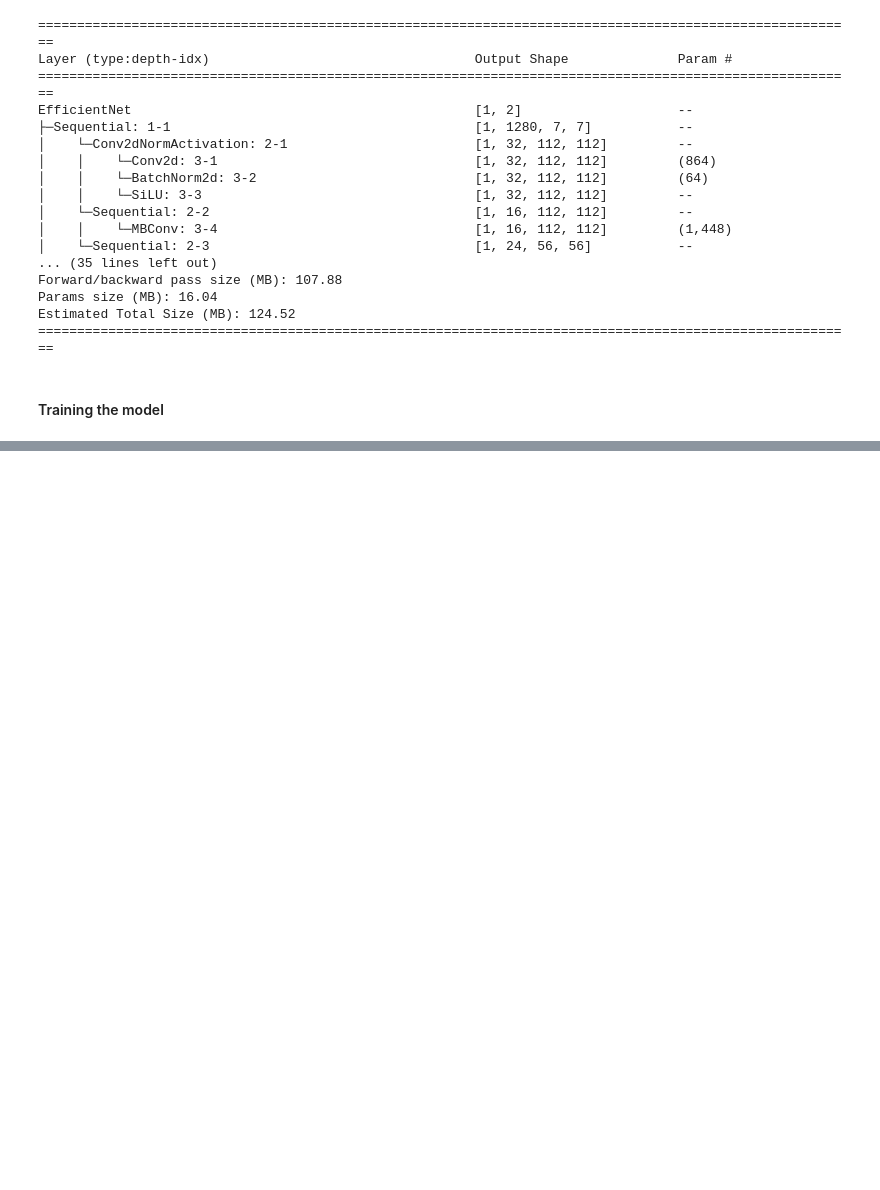
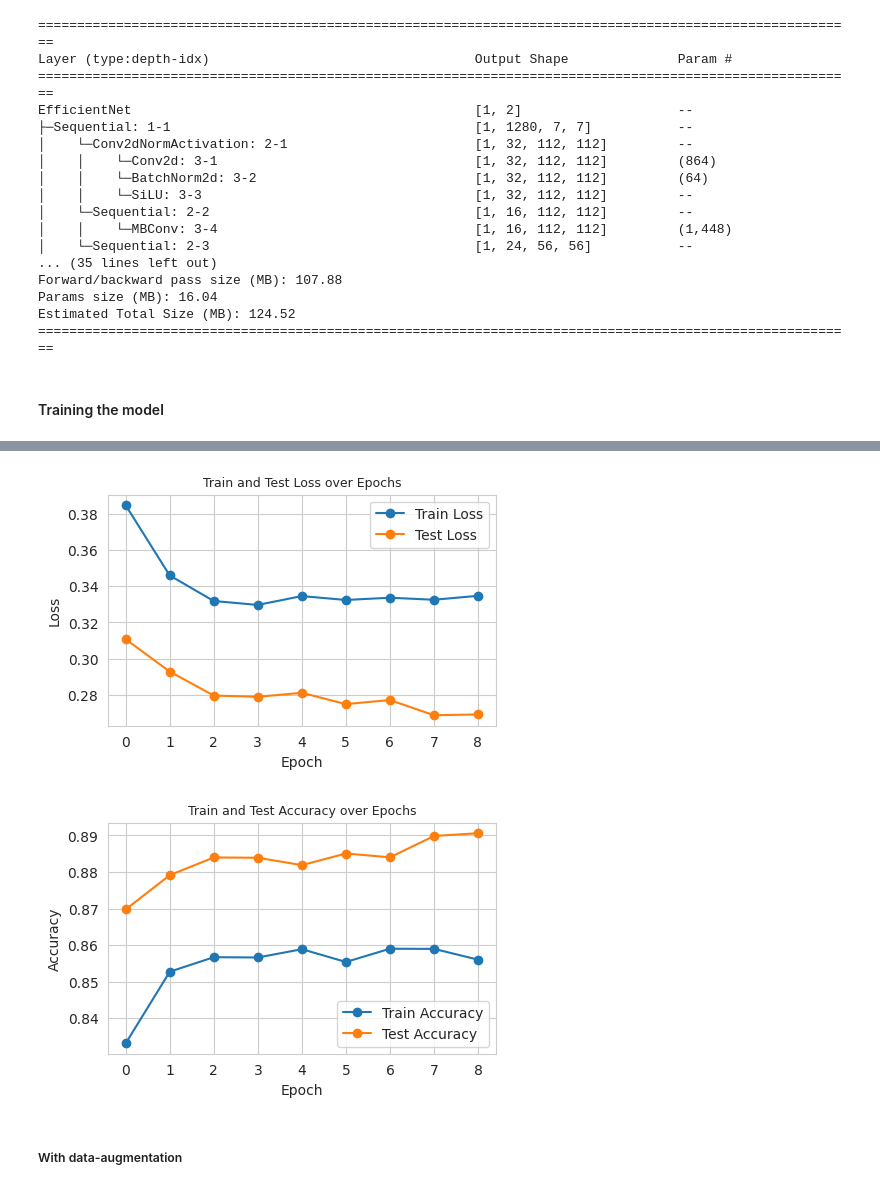
Before and after one commit to dibkb/tensorflow-udemy, a Jupyter notebook: melanoma-cancer-image-dataset.ipynb, the cells around one changed output, grey strips where cells are left out. Saved outputs shown, nothing was run; the diff lists cells and outputs as text; code cells hidden in the pictures; blank space fills up the shorter version.

```diff
--- a/melanoma-cancer-image-dataset.ipynb
+++ b/melanoma-cancer-image-dataset.ipynb
@@ -503,0 +504,4 @@ Epoch: 5 | train_loss: 0.3256 | train_acc: 0.8639 | test_loss: 0.3228 | test_acc
+# %%
+# get the transformations used on the model
+auto_transforms = torchvision.models.EfficientNet_B2_Weights.DEFAULT.transforms()
+auto_transforms
@@ -503,0 +516,2 @@ Epoch: 5 | train_loss: 0.3256 | train_acc: 0.8639 | test_loss: 0.3228 | test_acc
+# %%
+train_dataloader, test_dataloader = get_dataloaders(transforms = auto_transforms)
@@ -503,0 +538,12 @@ Epoch: 5 | train_loss: 0.3256 | train_acc: 0.8639 | test_loss: 0.3228 | test_acc
+# %%
+torch.manual_seed(42)
+NUM_EPOCHS = 9
+optimizer = torch.optim.Adam(params=effnetb2.parameters(), lr=0.001)
+scheduler = ReduceLROnPlateau(optimizer, threshold = 0.01, factor = 0.1, patience = 3, min_lr = 1e-5, verbose = True)
+model_two_results = train(model=effnetb2,
+                        train_dataloader=train_dataloader,
+                        test_dataloader=test_dataloader,
+                        optimizer=optimizer,
+                        epochs=NUM_EPOCHS,
+                        scheduler = scheduler,
+                        device = device)
@@ -503,0 +559,3 @@ Epoch: 5 | train_loss: 0.3256 | train_acc: 0.8639 | test_loss: 0.3228 | test_acc
+# %%
+model_two_df = pd.DataFrame(model_two_results)
+model_two_df
@@ -503,0 +573,7 @@ Epoch: 5 | train_loss: 0.3256 | train_acc: 0.8639 | test_loss: 0.3228 | test_acc
+# %%
+plot_loss(model_two_df)
+# %% [output]
+[figure, added]
+[figure, added]
+# %% [markdown]
+##### With data-augmentation
```
Also changed, not shown: parts of 43 cells of this notebook.
